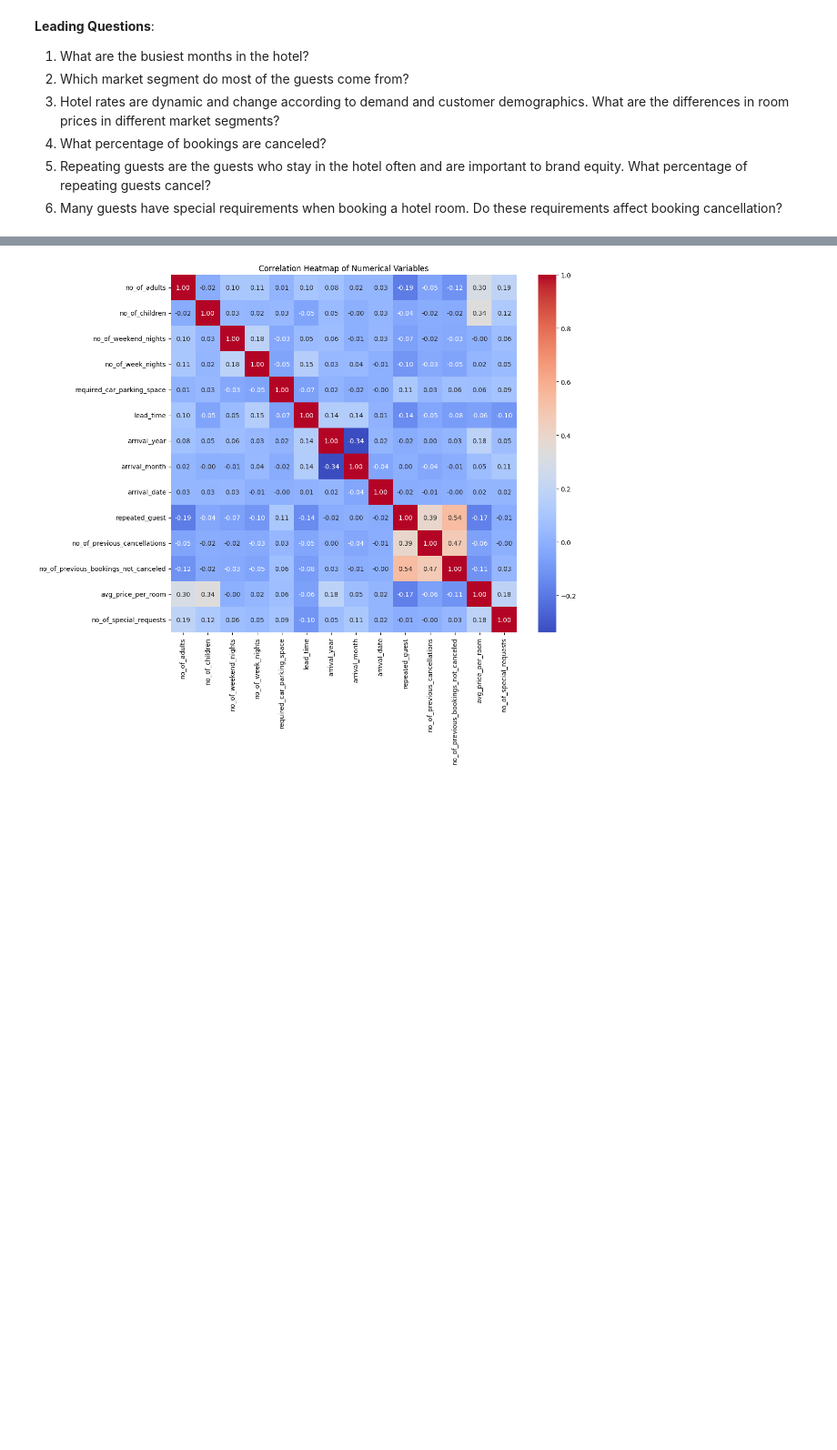
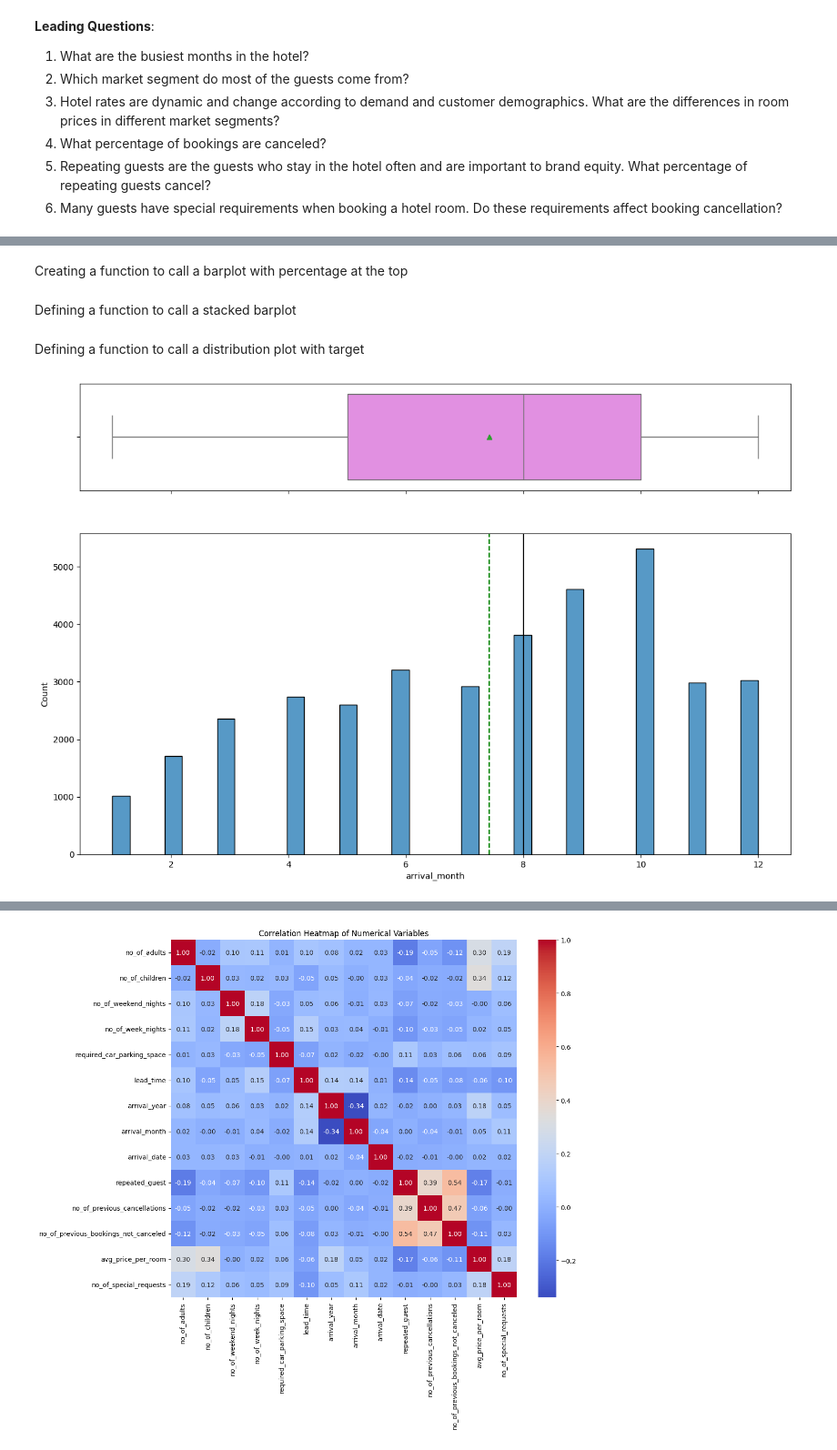
Before and after one commit to zyangarduno/Hotel-Booking-Cancelation-Prediction, a Jupyter notebook: Project_SLC_DSBA_INNHotels_FullCode.ipynb, the cells around one changed output, grey strips where cells are left out. Shown at 91% size. Cells and saved outputs as stored; diff of their text form; code cells hidden in the pictures; blank space fills up the shorter version.

```diff
--- a/Project_SLC_DSBA_INNHotels_FullCode.ipynb
+++ b/Project_SLC_DSBA_INNHotels_FullCode.ipynb
@@ -88,7 +93,7 @@ drive.mount('/content/drive')
 # %% [output]
 Drive already mounted at /content/drive; to attempt to forcibly remount, call drive.mount("/content/drive", force_remount=True).
 # %%
-data = pd.read_csv('/content/drive/MyDrive/Python/INN Hotels Project/INNHotelsGroup.csv')
+data = pd.read_csv('/content/drive/MyDrive/Python/INNHotelsGroup.csv')
 # %% [markdown]
 ## Data Overview
 # %%
@@ -232,0 +215,24 @@ plt.show()
+# %%
+def histogram_boxplot(data, feature, figsize=(15, 10), kde=False, bins=None):
+    f2, (ax_box2, ax_hist2) = plt.subplots(
+        nrows=2,
+        sharex=True,
+        gridspec_kw={"height_ratios": (0.25, 0.75)},
+        figsize=figsize,
+    )
+    sns.boxplot(
+        data=df, x=feature, ax=ax_box2, showmeans=True, color="violet"
+    )
+    sns.histplot(
+        data=data, x=feature, kde=kde, ax=ax_hist2, bins=bins
+    ) if bins else sns.histplot(
+        data=data, x=feature, kde=kde, ax=ax_hist2
+    )
+    ax_hist2.axvline(
+        data[feature].mean(), color="green", linestyle="--"
+    )
+    ax_hist2.axvline(
+        data[feature].median(), color="black", linestyle="-"
+    )
+# %% [markdown]
+Creating a function to call a barplot with percentage at the top
@@ -232,0 +278,2 @@ plt.show()
+# %% [markdown]
+Defining a function to call a stacked barplot
@@ -232,0 +298,6 @@ plt.show()
+# %% [markdown]
+Defining a function to call a distribution plot with target
+# %%
+histogram_boxplot(data, "arrival_month")
+# %% [output]
+[figure, added]
```
Also changed, not shown: parts of 168 cells of this notebook.
